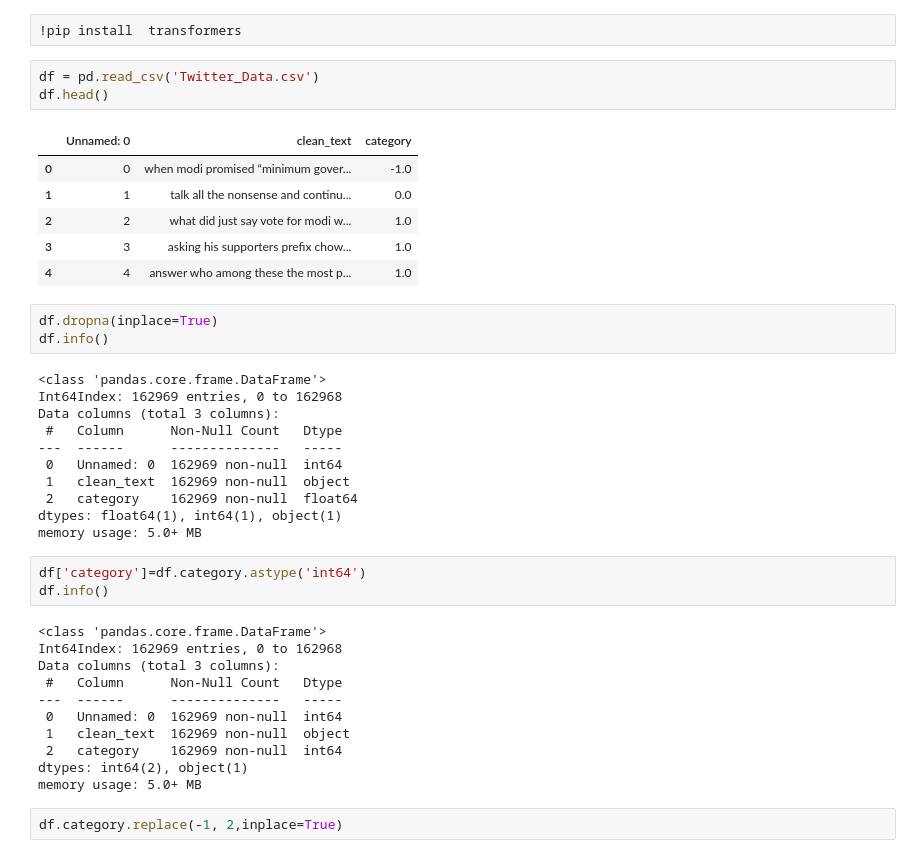
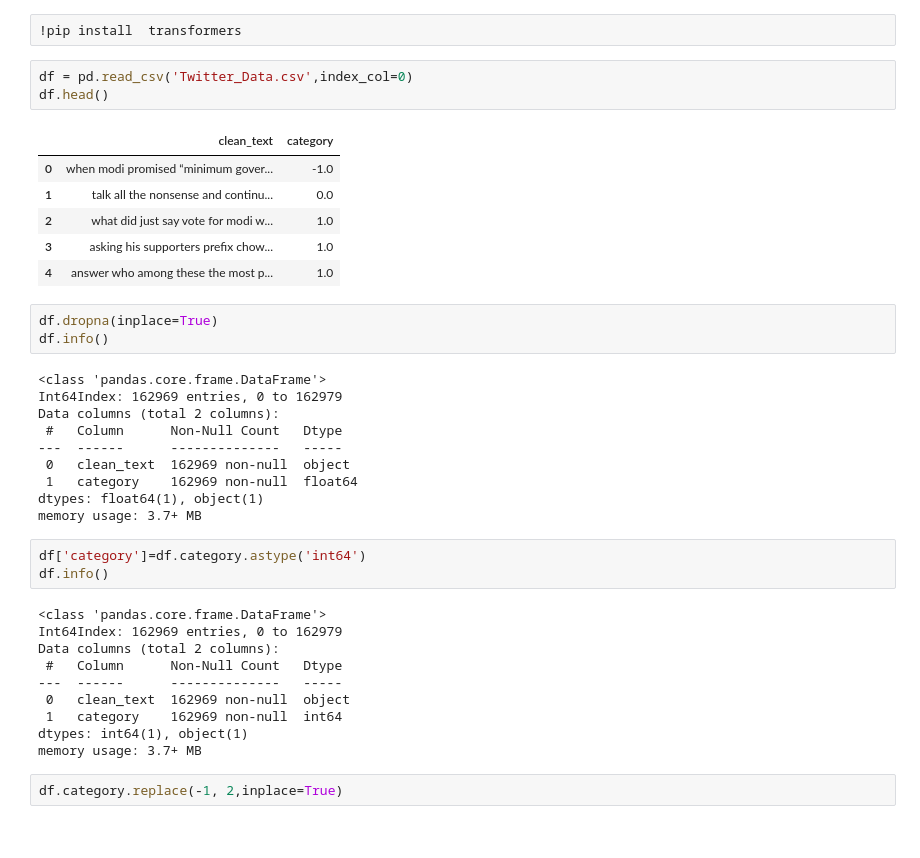
Before and after one commit to abhirockraj/SentimentPrediction_NLP, a Jupyter notebook: ML_NLP.ipynb, the cells around one changed output. Cells and saved outputs as stored; diff of their text form.

```diff
--- a/ML_NLP.ipynb
+++ b/ML_NLP.ipynb
@@ -24,43 +24,41 @@ from datasets import DatasetDict
 # %%
 !pip install  transformers
 # %%
-df = pd.read_csv('Twitter_Data.csv')
+df = pd.read_csv('Twitter_Data.csv',index_col=0)
 df.head()
 # %% [output]
-|  | Unnamed: 0 | clean_text | category |
-| 0 | 0 | when modi promised “minimum gover... | -1.0 |
-| 1 | 1 | talk all the nonsense and continu... | 0.0 |
-| 2 | 2 | what did just say vote for modi w... | 1.0 |
-| 3 | 3 | asking his supporters prefix chow... | 1.0 |
-| 4 | 4 | answer who among these the most p... | 1.0 |
+|  | clean_text | category |
+| 0 | when modi promised “minimum gover... | -1.0 |
+| 1 | talk all the nonsense and continu... | 0.0 |
+| 2 | what did just say vote for modi w... | 1.0 |
+| 3 | asking his supporters prefix chow... | 1.0 |
+| 4 | answer who among these the most p... | 1.0 |
 # %%
 df.dropna(inplace=True)
 df.info()
 # %% [output]
 <class 'pandas.core.frame.DataFrame'>
-Int64Index: 162969 entries, 0 to 162968
-Data columns (total 3 columns):
+Int64Index: 162969 entries, 0 to 162979
+Data columns (total 2 columns):
  #   Column      Non-Null Count   Dtype
 ---  ------      --------------   -----
- 0   Unnamed: 0  162969 non-null  int64
- 1   clean_text  162969 non-null  object
- 2   category    162969 non-null  float64
-dtypes: float64(1), int64(1), object(1)
-memory usage: 5.0+ MB
+ 0   clean_text  162969 non-null  object
+ 1   category    162969 non-null  float64
+dtypes: float64(1), object(1)
+memory usage: 3.7+ MB
 # %%
 df['category']=df.category.astype('int64')
 df.info()
 # %% [output]
 <class 'pandas.core.frame.DataFrame'>
-Int64Index: 162969 entries, 0 to 162968
-Data columns (total 3 columns):
+Int64Index: 162969 entries, 0 to 162979
+Data columns (total 2 columns):
  #   Column      Non-Null Count   Dtype
 ---  ------      --------------   -----
- 0   Unnamed: 0  162969 non-null  int64
- 1   clean_text  162969 non-null  object
- 2   category    162969 non-null  int64
-dtypes: int64(2), object(1)
-memory usage: 5.0+ MB
+ 0   clean_text  162969 non-null  object
+ 1   category    162969 non-null  int64
+dtypes: int64(1), object(1)
+memory usage: 3.7+ MB
 # %%
 df.category.replace(-1, 2,inplace=True)
 # %%
```
Also changed, not shown: parts of 9 cells of this notebook.
